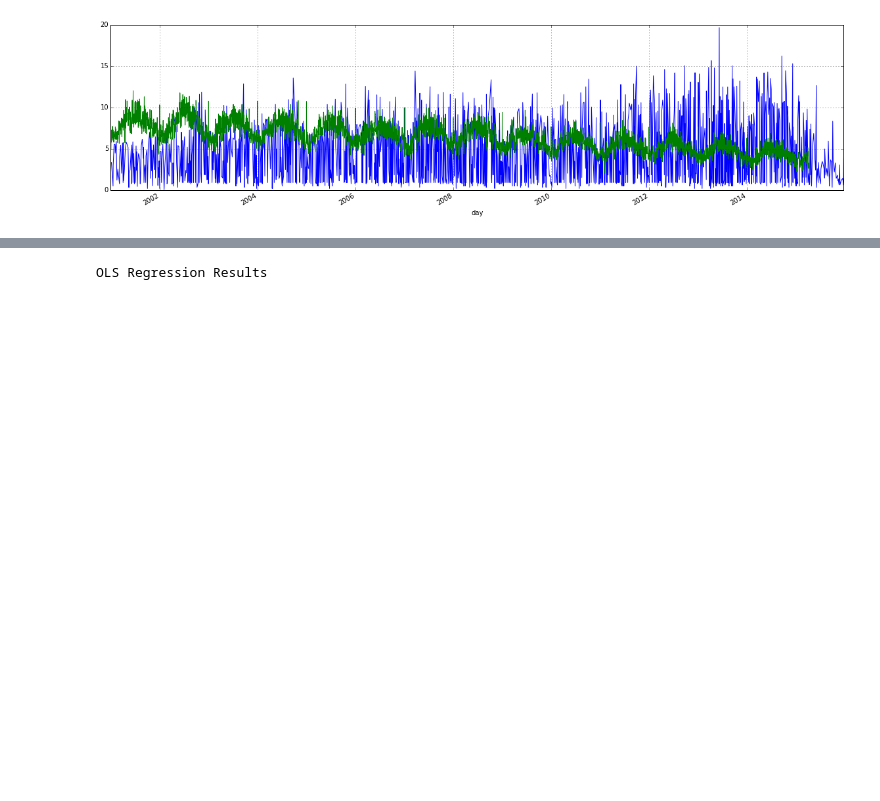
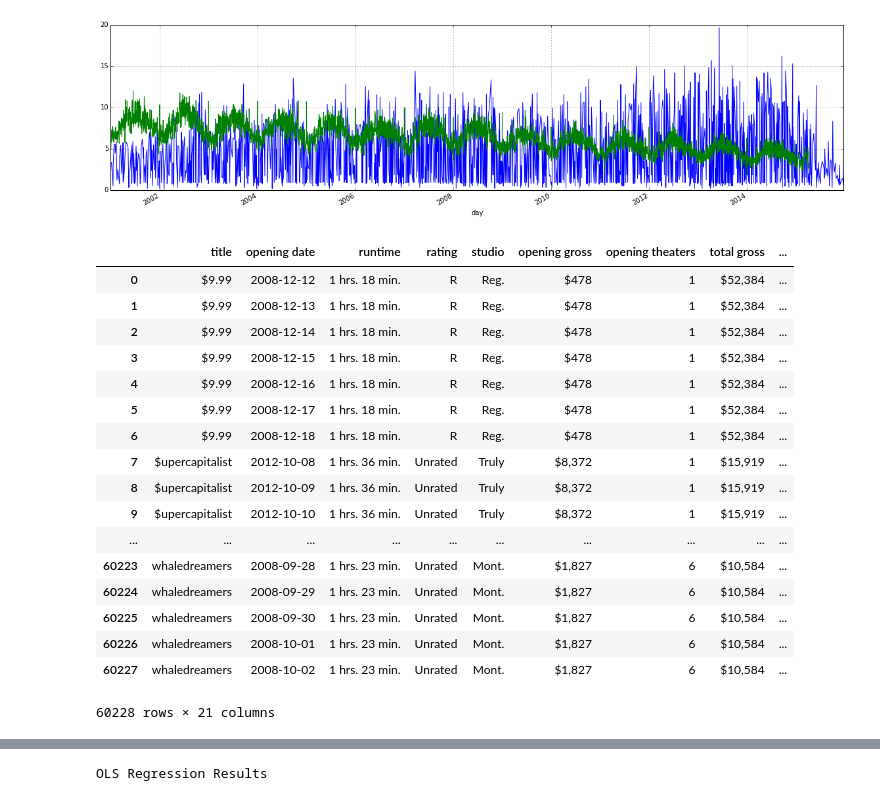
Before and after one commit to potatochip/movie_data_scraping, a Jupyter notebook: Violence_index_revised.ipynb, the cells around one changed output, grey strips where cells are left out. Saved outputs shown, nothing was run; the diff lists cells and outputs as text; code cells hidden in the pictures; blank space fills up the shorter version.

```diff
--- a/Violence_index_revised.ipynb
+++ b/Violence_index_revised.ipynb
@@ -325,6 +325,27 @@ v_crimes_per_day.div(50).plot(figsize=(20,5))
 # %% [output]
 <matplotlib.axes._subplots.AxesSubplot at 0x...>
 [figure]
+# %%
+five_day_graph_no_nan
+# %% [output]
+|  | title | opening date | runtime | rating | studio | opening gross | opening theaters | total gross | ... |
+| 0 | $9.99 | 2008-12-12 | 1 hrs. 18 min. | R | Reg. | $478 | 1 | $52,384 | ... |
+| 1 | $9.99 | 2008-12-13 | 1 hrs. 18 min. | R | Reg. | $478 | 1 | $52,384 | ... |
+| 2 | $9.99 | 2008-12-14 | 1 hrs. 18 min. | R | Reg. | $478 | 1 | $52,384 | ... |
+| 3 | $9.99 | 2008-12-15 | 1 hrs. 18 min. | R | Reg. | $478 | 1 | $52,384 | ... |
+| 4 | $9.99 | 2008-12-16 | 1 hrs. 18 min. | R | Reg. | $478 | 1 | $52,384 | ... |
+| 5 | $9.99 | 2008-12-17 | 1 hrs. 18 min. | R | Reg. | $478 | 1 | $52,384 | ... |
+| 6 | $9.99 | 2008-12-18 | 1 hrs. 18 min. | R | Reg. | $478 | 1 | $52,384 | ... |
+| 7 | $upercapitalist | 2012-10-08 | 1 hrs. 36 min. | Unrated | Truly | $8,372 | 1 | $15,919 | ... |
+| 8 | $upercapitalist | 2012-10-09 | 1 hrs. 36 min. | Unrated | Truly | $8,372 | 1 | $15,919 | ... |
+| 9 | $upercapitalist | 2012-10-10 | 1 hrs. 36 min. | Unrated | Truly | $8,372 | 1 | $15,919 | ... |
+| ... | ... | ... | ... | ... | ... | ... | ... | ... | ... |
+| 60223 | whaledreamers | 2008-09-28 | 1 hrs. 23 min. | Unrated | Mont. | $1,827 | 6 | $10,584 | ... |
+| 60224 | whaledreamers | 2008-09-29 | 1 hrs. 23 min. | Unrated | Mont. | $1,827 | 6 | $10,584 | ... |
+| 60225 | whaledreamers | 2008-09-30 | 1 hrs. 23 min. | Unrated | Mont. | $1,827 | 6 | $10,584 | ... |
+| 60226 | whaledreamers | 2008-10-01 | 1 hrs. 23 min. | Unrated | Mont. | $1,827 | 6 | $10,584 | ... |
+| 60227 | whaledreamers | 2008-10-02 | 1 hrs. 23 min. | Unrated | Mont. | $1,827 | 6 | $10,584 | ... |
+60228 rows × 21 columns
 # %%
 final_annoying_data = pd.DataFrame(v_movies_per_day).join(v_crimes_per_day).dropna()
 ax = final_annoying_data.plot(y='Primary Type', x="implied violence index", kind = "scatter", figsize=(20,5))
```
Also changed, not shown: parts of 9 cells of this notebook.
